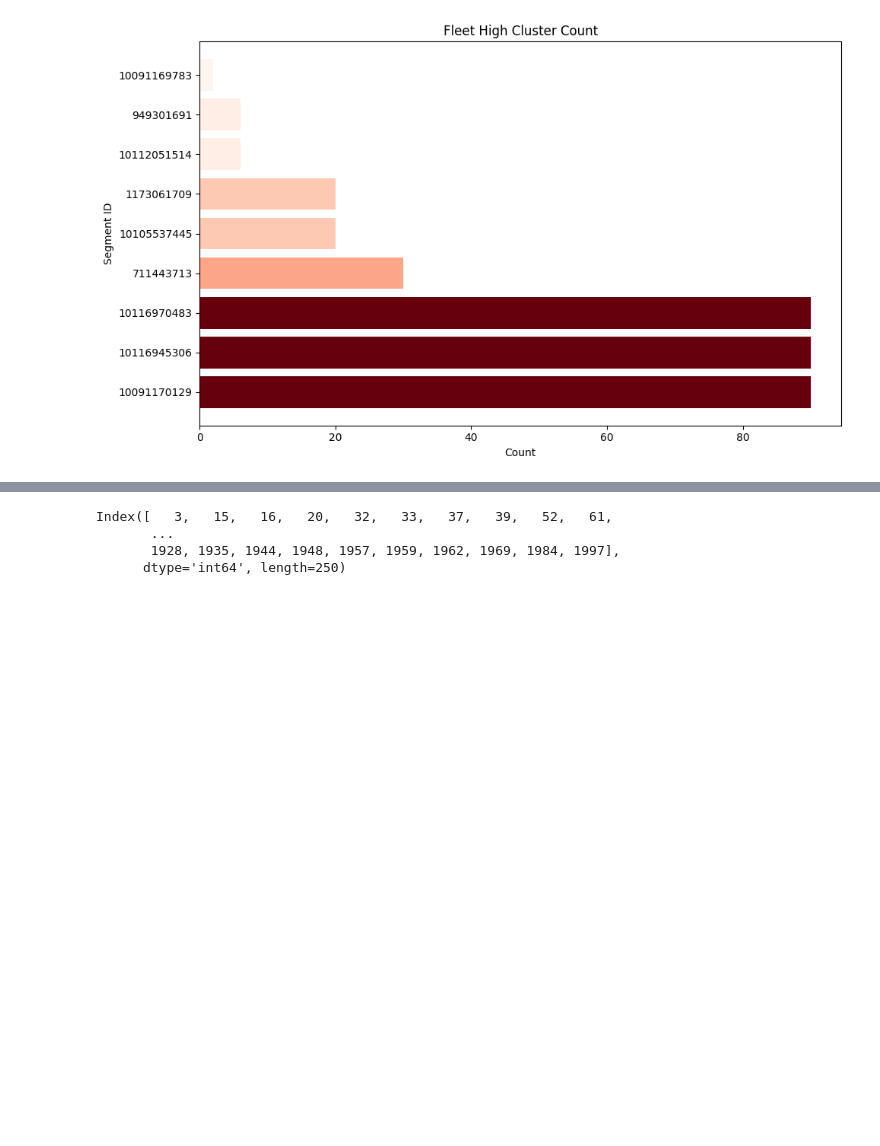
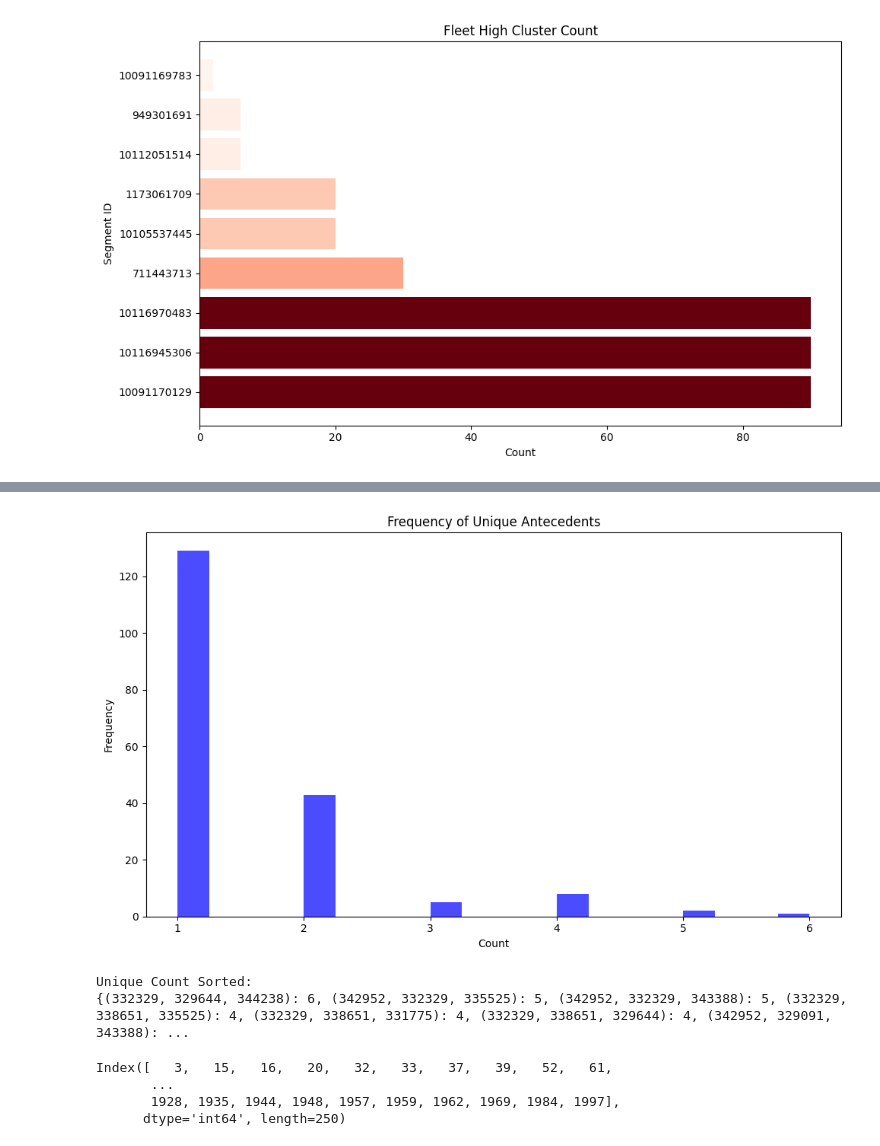
Before and after one commit to pfoytik/scenarioDiscovery, a Jupyter notebook: dataSummary.ipynb, the cells around one changed output, grey strips where cells are left out. Saved outputs shown, nothing was run; the diff lists cells and outputs as text; code cells hidden in the pictures; blank space fills up the shorter version.

```diff
--- a/dataSummary.ipynb
+++ b/dataSummary.ipynb
@@ -433,0 +551,8 @@ ladris_hc_count_df.head()
+# %%
+### print rules with support >= 0.15
+high_rules = []
+for rules in multi_freq_rules:
+    ### filter rules with support >= 0.15
+    high_rules.append(rules[rules['support'] >= 0.15].sort_values(by='support', ascending=False))
+
+len(high_rules)
@@ -433,0 +581,10 @@ ladris_hc_count_df.head()
+# %%
+unique_antecedents = []
+for x in high_rules:
+    for i in x['antecedents']:
+        for j in i:
+            #print(j)
+            if j not in unique_antecedents:
+                unique_antecedents.append(j)
+print("Unique Antecedents:")
+print(unique_antecedents)
@@ -433,0 +594,8 @@ ladris_hc_count_df.head()
+# %%
+### combine all the high_rules into one dataframe
+combined_high_rules = pd.DataFrame()
+for i in high_rules:
+    combined_high_rules = pd.concat([combined_high_rules, i], axis=0)
+combined_high_rules = combined_high_rules.reset_index(drop=True)
+print("Combined High Rules:")
+print(combined_high_rules.head(20))
@@ -434,3 +620,28 @@ ladris_hc_count_df.head()
+# %%
+uniqueCount = {}
+full_highRules_list = list(combined_high_rules['antecedents'])
+for fl in full_highRules_list:
+    #print(list(fl))
+    uniqueCount[tuple(fl)] = uniqueCount.get(tuple(fl), 0) + 1
+# %%
+### plot values of uniqueCount as histogram
+plt.figure(figsize=(10, 6))
+plt.hist(list(uniqueCount.values()), bins=20, color='blue', alpha=0.7)
+plt.xlabel('Count')
+plt.ylabel('Frequency')
+plt.title('Frequency of Unique Antecedents')
+plt.tight_layout()
+plt.show()
+# %% [output]
+[figure, added]
+# %%
+### sort uniqueCount by values in descending order
+uniqueCount_sorted = dict(sorted(uniqueCount.items(), key=lambda item: item[1], reverse=True))
+print("Unique Count Sorted:")
+print(uniqueCount_sorted)
+# %% [output]
+Unique Count Sorted:
+{(332329, 329644, 344238): 6, (342952, 332329, 335525): 5, (342952, 332329, 343388): 5, (332329, 338651, 335525): 4, (332329, 338651, 331775): 4, (332329, 338651, 329644): 4, (342952, 329091, 343388): ...
 # %%
 ladris_df_subset.index
 # %% [output]
```
Also changed, not shown: parts of 14 cells of this notebook, 8 other files.
